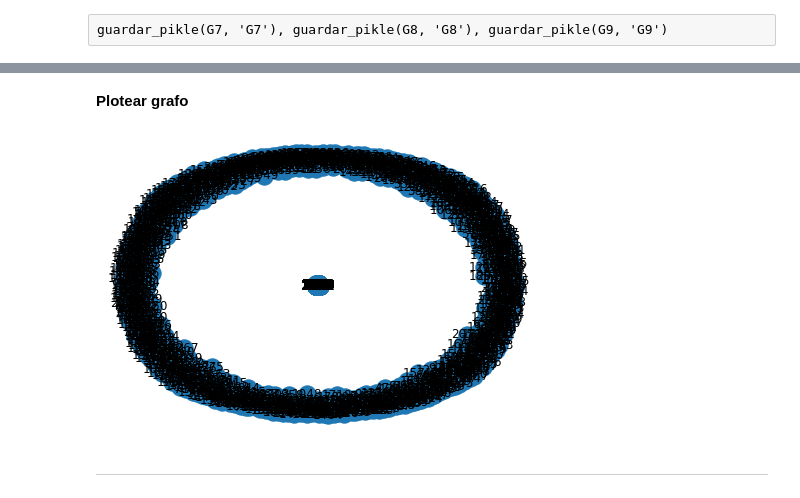
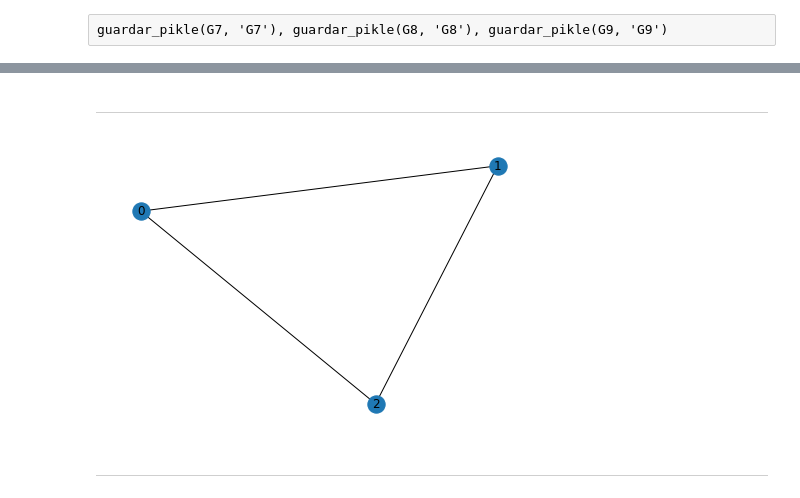
Before and after one commit to JonJarrinVitoria/korea_covid_visu, a Jupyter notebook: codigo/00_eda/00_03_grafos.ipynb, the cells around one changed output, grey strips where cells are left out. Drawn from its saved outputs; the diff is of its cells as text; code cells hidden in the pictures.

Commit message:
toda la informacion contenida dentro del script de grafos se ha divido en muchos

```diff
--- a/codigo/00_eda/00_03_grafos.ipynb
+++ b/codigo/00_eda/00_03_grafos.ipynb
@@ -606,8 +259,8 @@ adamic_adar_index[:10]
-# %% [markdown]
-**Plotear grafo**
-# %%
-nx.draw(G7, with_labels = True)
-# %% [output]
-[figure, removed]
 # %% [markdown]
 ---
+# %%
+nx.draw(target, with_labels = True)
+# %% [output]
+[figure, added]
+# %% [markdown]
+---
```
Also changed, not shown: parts of 61 cells of this notebook, 5 other files.
